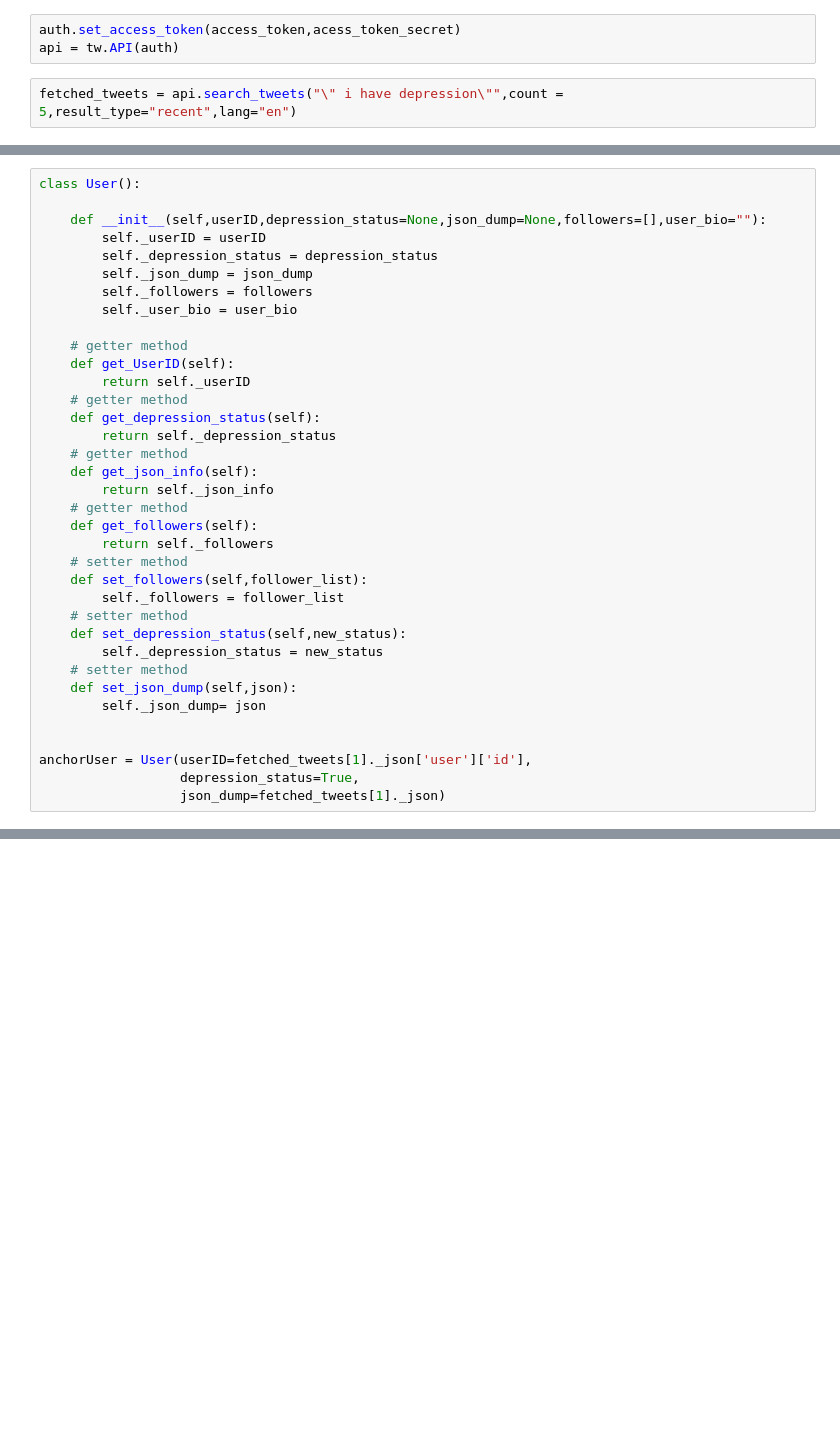
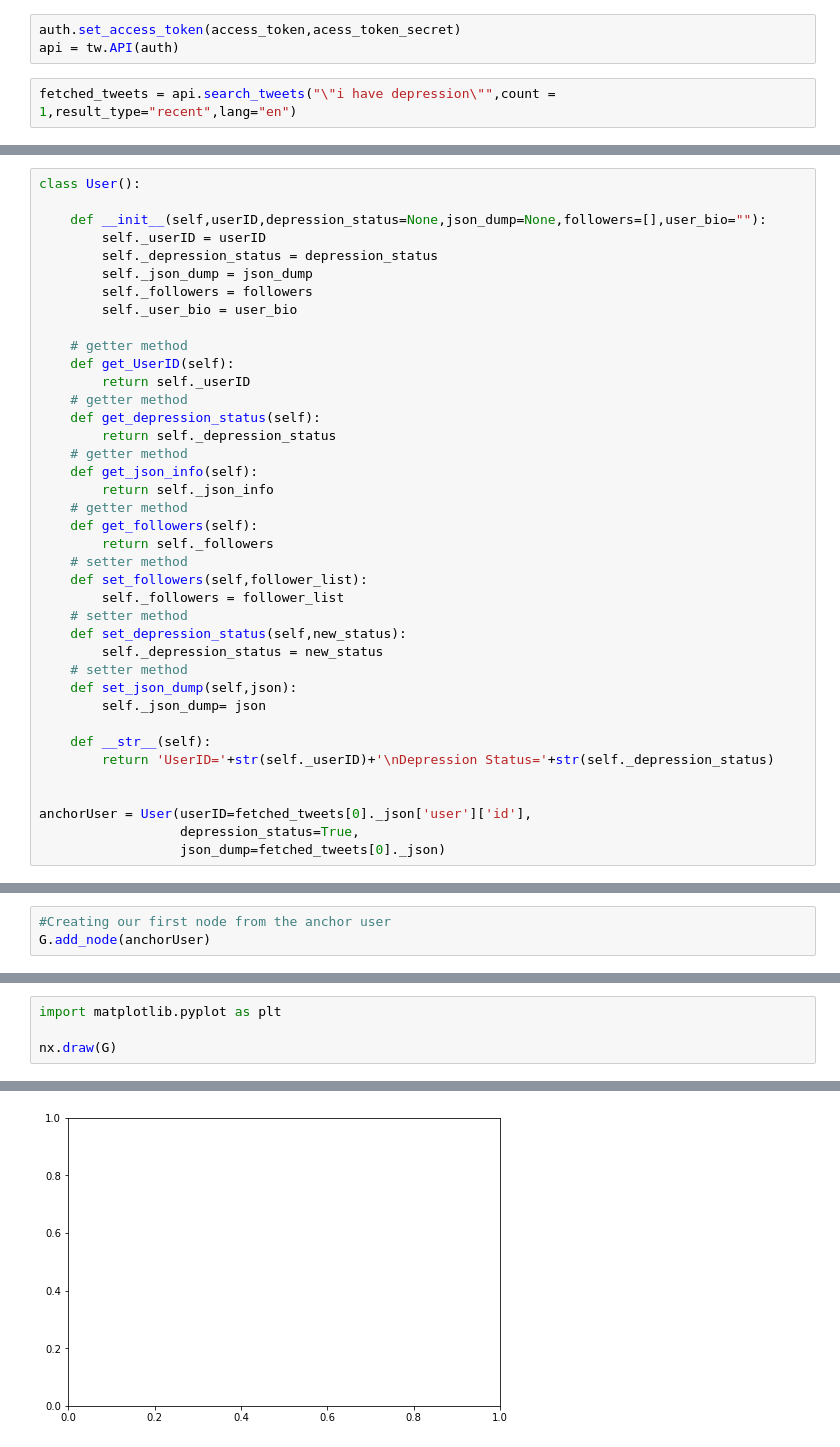
Before and after one commit to samuelqy/uottawa-projectx21, a Jupyter notebook: Data_Collection/tweet_collector.ipynb, the cells around one changed output, grey strips where cells are left out. Saved outputs shown, nothing was run; the diff lists cells and outputs as text; blank space fills up the shorter version.

```diff
--- a/Data_Collection/tweet_collector.ipynb
+++ b/Data_Collection/tweet_collector.ipynb
@@ -27,5 +27,5 @@ auth = tw.OAuthHandler(consumer_key,consumer_key_secret)
 auth.set_access_token(access_token,acess_token_secret)
 api = tw.API(auth)
 # %%
-fetched_tweets = api.search_tweets("\" i have depression\"",count = 5,result_type="recent",lang="en")
+fetched_tweets = api.search_tweets("\"i have depression\"",count = 1,result_type="recent",lang="en")
 # %%
@@ -74,8 +87,11 @@ class User():
     def set_json_dump(self,json):
         self._json_dump= json
 
+    def __str__(self):
+        return 'UserID='+str(self._userID)+'\nDepression Status='+str(self._depression_status)
 
-anchorUser = User(userID=fetched_tweets[1]._json['user']['id'],
+
+anchorUser = User(userID=fetched_tweets[0]._json['user']['id'],
                   depression_status=True,
-                  json_dump=fetched_tweets[1]._json)
+                  json_dump=fetched_tweets[0]._json)
 # %%
@@ -145,0 +209,3 @@ print(len(tweets))
+# %%
+#Creating our first node from the anchor user
+G.add_node(anchorUser)
@@ -145,0 +282,5 @@ print(len(tweets))
+# %%
+import matplotlib.pyplot as plt
+
+nx.draw(G)
+# %% [output]
@@ -145,0 +288 @@ print(len(tweets))
+[figure, added]
```
Also changed, not shown: parts of 12 cells of this notebook.
